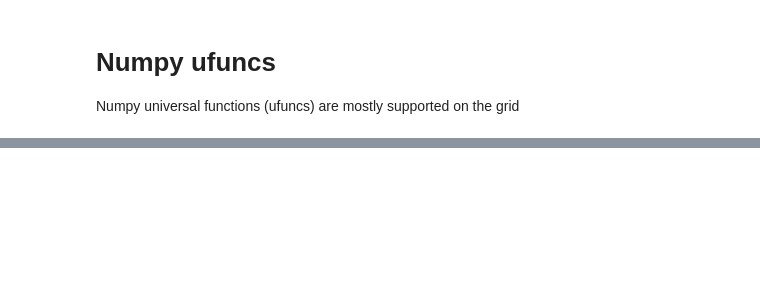
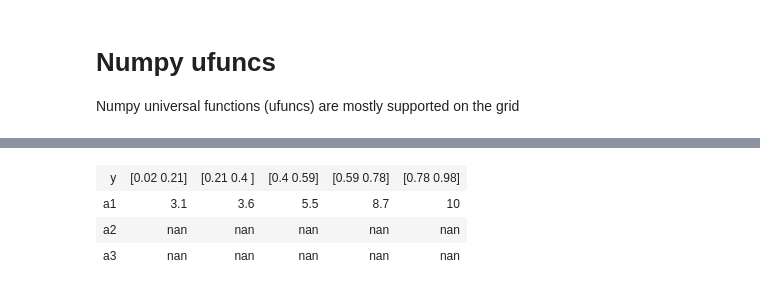
Before and after one commit to philippeller/dama, a Jupyter notebook: notebooks/example.ipynb, the cells around one changed output, grey strips where cells are left out. Saved outputs shown, nothing was run; the diff lists cells and outputs as text; code cells hidden in the pictures; blank space fills up the shorter version.

```diff
--- a/notebooks/example.ipynb
+++ b/notebooks/example.ipynb
@@ -91,0 +101,7 @@ g['a1'][np.isfinite(g['a2'])]
+# %%
+np.sum(g, axis='x')
+# %% [output]
+| y | [0.02 0.21] | [0.21 0.4 ] | [0.4 0.59] | [0.59 0.78] | [0.78 0.98] |
+| a1 | 3.1 | 3.6 | 5.5 | 8.7 | 10 |
+| a2 | nan | nan | nan | nan | nan |
+| a3 | nan | nan | nan | nan | nan |
```
Also changed, not shown: parts of 11 cells of this notebook, 5 other files.
